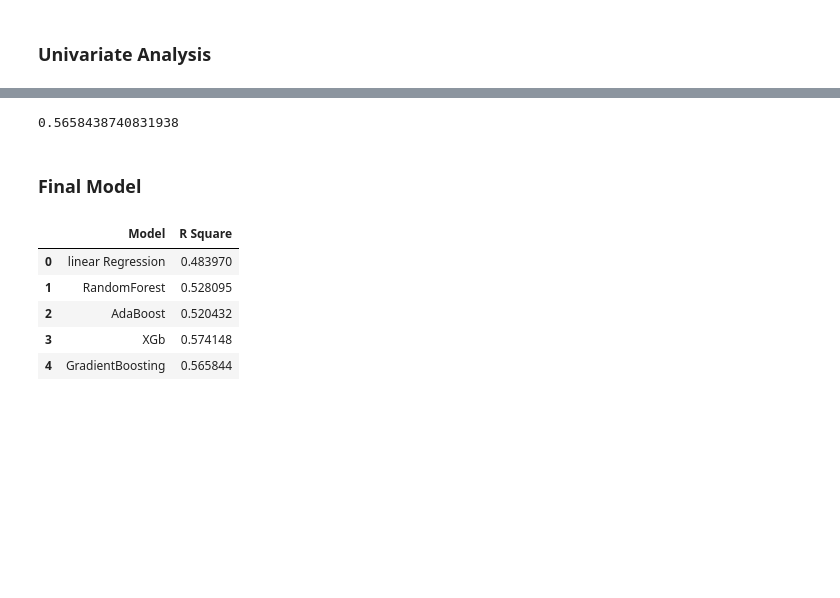
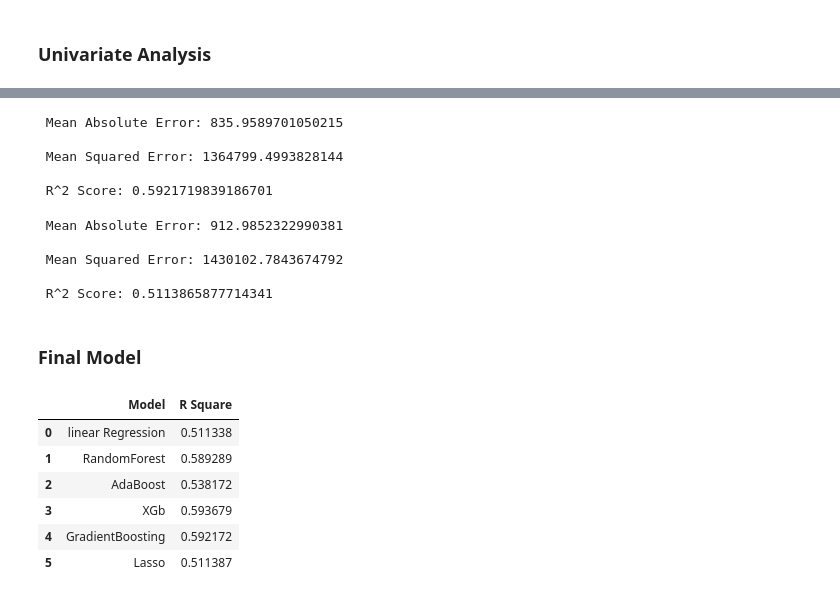
Before and after one commit to Technocolabs100/BigMart-Outlet-Sales-Analysis-and-Predictions, a Jupyter notebook: Big_mart.ipynb, the cells around one changed output, grey strips where cells are left out. Saved outputs shown, nothing was run; the diff lists cells and outputs as text; code cells hidden in the pictures; blank space fills up the shorter version.

```diff
--- a/Big_mart.ipynb
+++ b/Big_mart.ipynb
@@ -493,7 +694,5 @@ from sklearn.preprocessing import LabelEncoder
 le=LabelEncoder()
 # %%
 df_train['Item_Fat_Content']= le.fit_transform(df_train['Item_Fat_Content'])
-df_train['Item_Type']= le.fit_transform(df_train['Item_Type'])
 df_train['Outlet_Size']= le.fit_transform(df_train['Outlet_Size'])
 df_train['Outlet_Location_Type']= le.fit_transform(df_train['Outlet_Location_Type'])
-df_train['Outlet_Type']= le.fit_transform(df_train['Outlet_Type'])
@@ -584,0 +791,18 @@ r2
+# %%
+#RandomForestRegressor
+
+rf = RandomForestRegressor(n_estimators=200,max_depth=5, min_samples_leaf=100,n_jobs=4,random_state=101)
+rf.fit(x_train,y_train)
+
+y_pred = rf.predict(x_test)
+rf_mae = MAE(y_test,y_pred)
+rf_mse = MSE(y_test,y_pred)
+rf_cvs  = round(CVS(rf, x, y, cv=5).mean(),4)
+from sklearn.metrics import r2_score
+r2 = r2_score(y_test,y_pred)
+r2
+
+
+print(f" Mean Absolute Error: {rf_mae}\n")
+print(f" Mean Squared Error: {rf_mse}\n")
+print(f" R^2 Score: {r2}\n")
@@ -611,8 +872,19 @@ gbr = GradientBoostingRegressor(max_depth=2, n_estimators=100, learning_rate =.2
 gbr.fit(x_train,y_train)
 
 y_pred = gbr.predict(x_test)
+gbr_mae = MAE(y_test,y_pred)
+gbr_mse = MSE(y_test,y_pred)
+ada_cvs  = round(CVS(gbr, x, y, cv=5).mean(),4)
 from sklearn.metrics import r2_score
 r5 = r2_score(y_test,y_pred)
 r5
+
+print(f" Mean Absolute Error: {ada_mae}\n")
+print(f" Mean Squared Error: {ada_mse}\n")
+print(f" R^2 Score: {r5}\n")
 # %% [output]
-0.5658438740831938
+ Mean Absolute Error: 835.9589701050215
+
+ Mean Squared Error: 1364799.4993828144
+
+ R^2 Score: 0.5921719839186701
@@ -618,0 +894,23 @@ r5
+# %%
+LS = Lasso()
+
+LS.fit(x_train,y_train)
+
+#predict
+y_predict = LS.predict(x_test)
+
+#score variables
+LS_MAE = MAE(y_test, y_predict)
+LS_MSE = MSE(y_test, y_predict)
+r6 = r2_score(y_test, y_predict)
+LS_CS  = round(CVS(LS, x, y, cv=5).mean(),4)
+
+print(f" Mean Absolute Error: {LS_MAE}\n")
+print(f" Mean Squared Error: {LS_MSE}\n")
+print(f" R^2 Score: {r6}\n")
+# %% [output]
+ Mean Absolute Error: 912.9852322990381
+
+ Mean Squared Error: 1430102.7843674792
+
+ R^2 Score: 0.5113865877714341
@@ -621,13 +922,14 @@ r5
 # %%
 #Model Results
 
-metric_results= {'Model': ['linear Regression', 'RandomForest','AdaBoost','XGb','GradientBoosting'],'R Square': [r1,r2,r3,r4,r5]}
+metric_results= {'Model': ['linear Regression', 'RandomForest','AdaBoost','XGb','GradientBoosting','Lasso'],'R Square': [r1,r2,r3,r4,r5,r6]}
 metrics= pd.DataFrame(metric_results)
 metrics
 # %% [output]
 |  | Model | R Square |
-| 0 | linear Regression | 0.483970 |
-| 1 | RandomForest | 0.528095 |
-| 2 | AdaBoost | 0.520432 |
-| 3 | XGb | 0.574148 |
-| 4 | GradientBoosting | 0.565844 |
+| 0 | linear Regression | 0.511338 |
+| 1 | RandomForest | 0.589289 |
+| 2 | AdaBoost | 0.538172 |
+| 3 | XGb | 0.593679 |
+| 4 | GradientBoosting | 0.592172 |
+| 5 | Lasso | 0.511387 |
```
Also changed, not shown: parts of 76 cells of this notebook, 6 other files.
